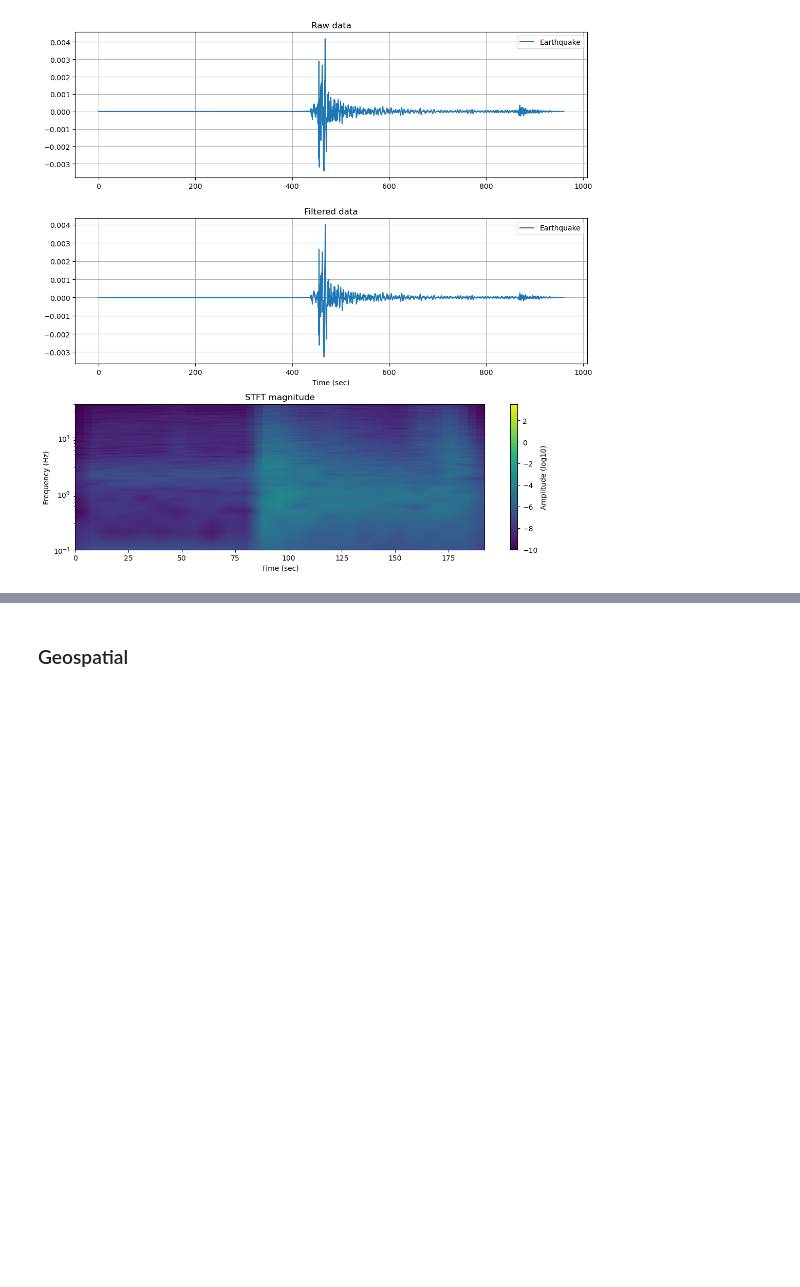
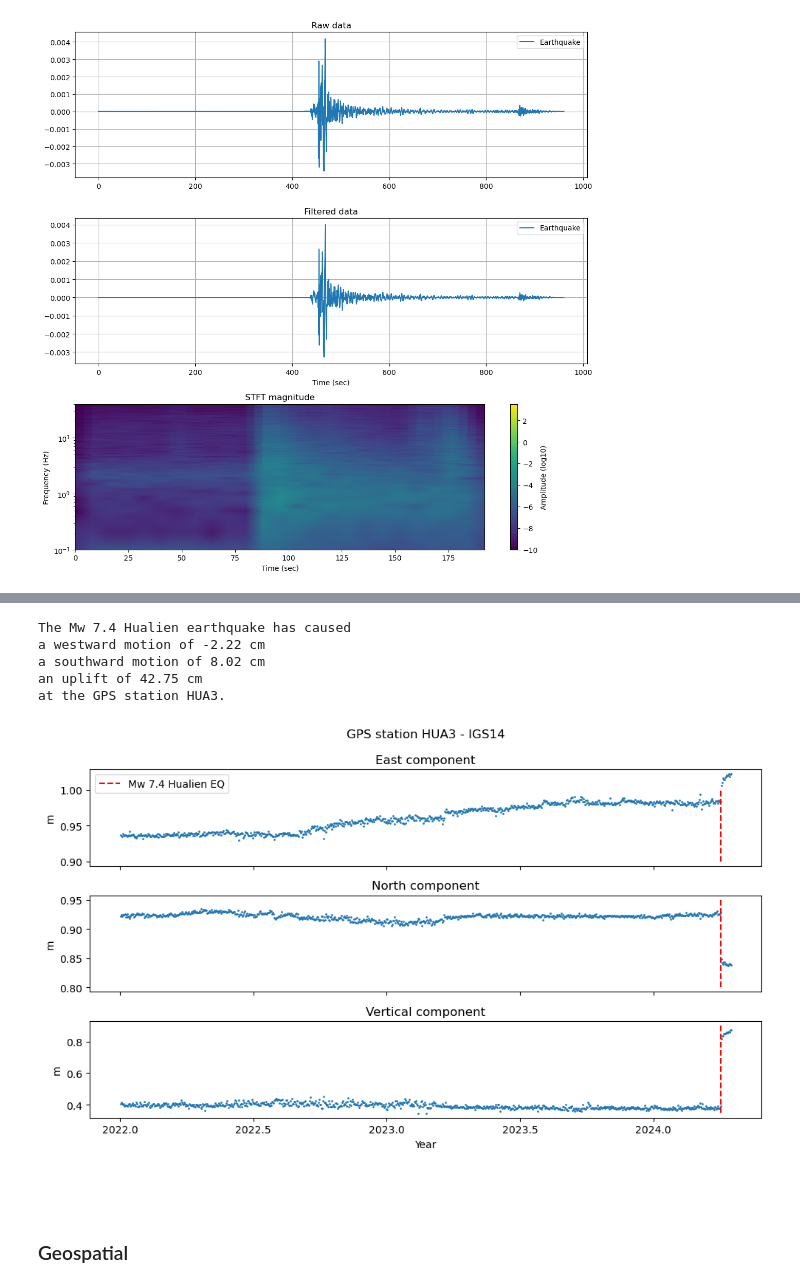
Before and after one commit to Benz-Poobua/Hualien-Earthquake-analysis, a Jupyter notebook: Hualien_Earthquake_Analysis.ipynb, the cells around one changed output, grey strips where cells are left out. Cells and saved outputs as stored; diff of their text form; code cells hidden in the pictures; blank space fills up the shorter version.

```diff
--- a/Hualien_Earthquake_Analysis.ipynb
+++ b/Hualien_Earthquake_Analysis.ipynb
@@ -88,0 +168,11 @@ plt.show
+# %%
+# GEM Global Active Faults Database (GEM GAF-DB) from Styron et al., 2020
+active_faults_url = 'https://raw.githubusercontent.com/GEMScienceTools/gem-global-active-faults/master/gmt/gem_active_faults_harmonized.gmt'
+
+# Bird, P. (2003) An updated digital model of plate boundaries, Geochemistry Geophysics Geosystems, 4(3), 1027, doi:10.1029/2001GC000252.
+plate_boundaries_url = 'http://peterbird.name/oldFTP/PB2002/PB2002_boundaries.dig.txt'
+
+# HUA3 gps station from http://geodesy.unr.edu/NGLStationPages/stations/HUA3.sta
+gps_url = 'http://geodesy.unr.edu/gps_timeseries/tenv3/IGS14/HUA3.tenv3'
+
+#tshi, thep, thua tide gauge stations from Intergovernmental Oceanographic Commission (IOC).
@@ -88,0 +185,2 @@ plt.show
+# %%
+gps = pd.read_csv(gps_url, sep='\s+')
@@ -89,3 +193,49 @@ plt.show
+# %%
+fig, ax = plt.subplots(3,1, figsize=(10,6), sharex = True)
+
+recent_gps = gps[gps['yyyy.yyyy'] >= 2022.0]
+
+event = 2024.2521
+ax[0].set_title("GPS station HUA3 - IGS14\n\nEast component")
+ax[0].plot(recent_gps['yyyy.yyyy'], recent_gps['__east(m)'], 'o', markersize=1)
+ax[0].set_ylabel("m")
+ax[0].vlines(x=event, ymin=0.9, ymax=1.0, label="Mw 7.4 Hualien EQ",
+          colors='r', linestyles='dashed')
+ax[0].legend(loc="upper left")
+
+ax[1].set_title("North component")
+ax[1].plot(recent_gps['yyyy.yyyy'], recent_gps['_north(m)'], 'o', markersize=1)
+ax[1].set_ylabel("m")
+ax[1].vlines(x=event, ymin=0.8, ymax=0.95, label="Mw 7.4 Hualien EQ",
+          colors='r', linestyles='dashed')
+
+ax[2].set_title("Vertical component")
+ax[2].plot(recent_gps['yyyy.yyyy'], recent_gps['____up(m)'], 'o', markersize=1)
+ax[2].set_ylabel("m")
+ax[2].set_xlabel("Year")
+ax[2].vlines(x=event, ymin=0.35, ymax=0.9, label="Mw 7.4 Hualien EQ",
+          colors='r', linestyles='dashed')
+
+fig.tight_layout()
+fig.show()
+
+print('''The Mw 7.4 Hualien earthquake has caused \na westward motion of {:.2f} cm \na southward motion of {:.2f} cm \nan uplift of {:.2f} cm \nat the GPS station {}.'''
+      .format((gps["__east(m)"][gps[gps['YYMMMDD'].str.match('24APR02')].index[0]]
+             - gps["__east(m)"][gps[gps['YYMMMDD'].str.match('24APR03')].index[0]]) * 100,
+              (gps["_north(m)"][gps[gps['YYMMMDD'].str.match('24APR02')].index[0]]
+             - gps["_north(m)"][gps[gps['YYMMMDD'].str.match('24APR03')].index[0]]) * 100,
+              abs(gps["____up(m)"][gps[gps['YYMMMDD'].str.match('24APR02')].index[0]]
+             - gps["____up(m)"][gps[gps['YYMMMDD'].str.match('24APR03')].index[0]]) * 100,
+              gps["site"].iloc[0]))
+# %% [output]
+The Mw 7.4 Hualien earthquake has caused
+a westward motion of -2.22 cm
+a southward motion of 8.02 cm
+an uplift of 42.75 cm
+at the GPS station HUA3.
+[figure, added]
+# %% [markdown]
+##
 # %% [markdown]
 ### Geospatial
 # %%
```
Also changed, not shown: parts of 11 cells of this notebook.
